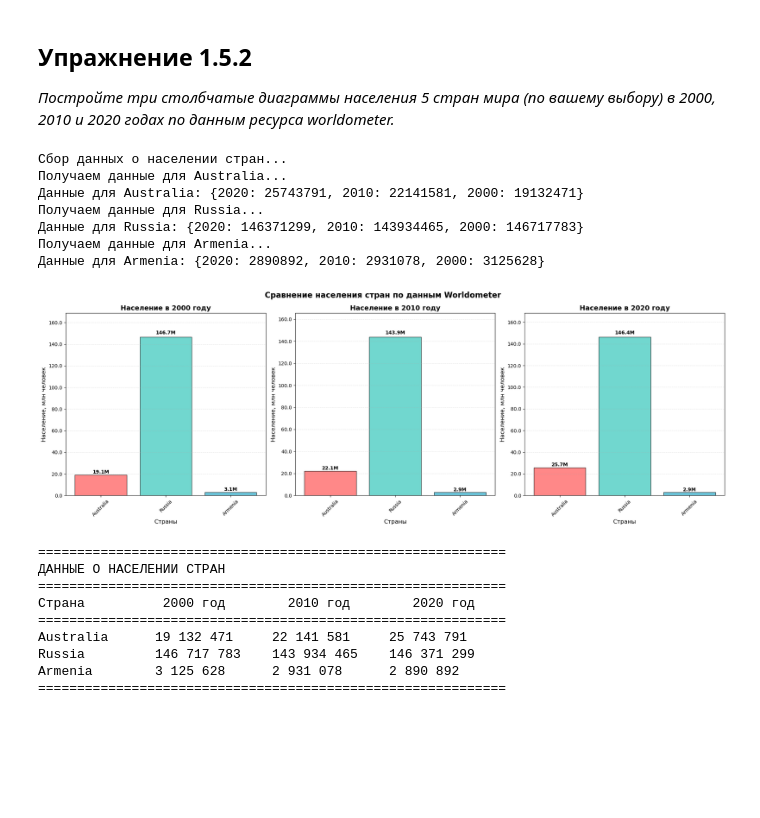
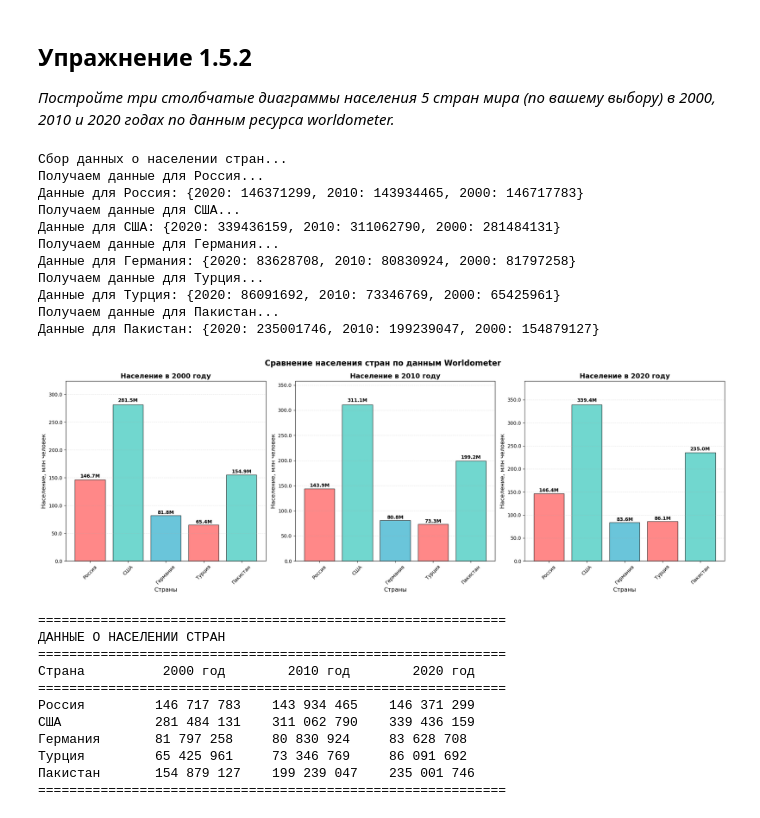
Before and after one commit to yakubova6/intelligent-data-analysis, a Jupyter notebook: lab1/all_tasks.ipynb, the cells around one changed output. Saved outputs shown, nothing was run; the diff lists cells and outputs as text; code cells hidden in the pictures; blank space fills up the shorter version.

```diff
--- a/lab1/all_tasks.ipynb
+++ b/lab1/all_tasks.ipynb
@@ -183,6 +183,8 @@ S7 = 33
 *Создайте короткий скрипт, находящий все нули заданной алгебраической функции на заданном интервале (переменная формата float).*
 # %%
 # Функция для поиска нулей функции методом дихотомии
+from math import tan
+
 def find_zeros(f, a, b, epsilon=1e-6, max_iterations=100):
     zeros = []  # Список для найденных нулей
 
@@ -234,7 +236,7 @@ def find_zeros(f, a, b, epsilon=1e-6, max_iterations=100):
 
 # Пример функции: f(x) = x² - 4
 def example_function(x):
-    return x*x - 4.0
+    return tan(x)
 
 # Основная программа
 if __name__ == "__main__":
@@ -243,8 +245,8 @@ if __name__ == "__main__":
     print("---------------------------------------")
 
     # Задаем интервал поиска и точность
-    a = -5.0
-    b = 5.0
+    a = -1.0
+    b = 9.0
     epsilon = 1e-6  # Точность поиска
 
     # Ищем нули функции
@@ -838,9 +840,11 @@ def get_country_population(country_url, years):
 def plot_population_charts():
     # Словарь с URL-адресами страниц стран на Worldometer
     countries = {
-        'Australia': 'https://www.worldometers.info/world-population/australia-population/',
-        'Russia': 'https://www.worldometers.info/world-population/russia-population/',
-        'Armenia': 'https://www.worldometers.info/world-population/armenia-population/'
+        'Россия': 'https://www.worldometers.info/world-population/russia-population/',
+        'США': 'https://www.worldometers.info/world-population/us-population/',
+        'Германия': 'https://www.worldometers.info/world-population/germany-population/',
+        'Турция': 'https://www.worldometers.info/world-population/turkey-population/',
+        'Пакистан': 'https://www.worldometers.info/world-population/pakistan-population/'
     }
 
     # Список лет, за которые нужно получить данные
@@ -931,46 +935,52 @@ def plot_population_charts():
     print("="*60)
     # Заголовок таблицы
     print(f"{'Страна':<15} {'2000 год':<15} {'2010 год':<15} {'2020 год':<15}")
     print("="*60)
 
     # Проходим по всем странам и выводим их данные
     for country, data in all_data.items():
         # Начинаем строку с названия страны
         line = f"{country:<15}"
         # Добавляем данные для каждого года
         for year in years:
             if year in data:
                 # Форматируем число с разделителями тысяч
                 pop_str = f"{data[year]:,}".replace(",", " ")
                 line += f"{pop_str:<15}"
             else:
                 # Если данных нет, показываем "N/A"
                 line += f"{'N/A':<15}"
         print(line)
 
     print("="*60)
 
 # Основная программа
 if __name__ == "__main__":
     # Выводим сообщение о начале работы программы
     print("Сбор данных о населении стран...")
     # Вызываем функцию построения графиков
     plot_population_charts()
 # %% [output]
 Сбор данных о населении стран...
-Получаем данные для Australia...
-Данные для Australia: {2020: 25743791, 2010: 22141581, 2000: 19132471}
-Получаем данные для Russia...
-Данные для Russia: {2020: 146371299, 2010: 143934465, 2000: 146717783}
-Получаем данные для Armenia...
-Данные для Armenia: {2020: 2890892, 2010: 2931078, 2000: 3125628}
+Получаем данные для Россия...
+Данные для Россия: {2020: 146371299, 2010: 143934465, 2000: 146717783}
+Получаем данные для США...
+Данные для США: {2020: 339436159, 2010: 311062790, 2000: 281484131}
+Получаем данные для Германия...
+Данные для Германия: {2020: 83628708, 2010: 80830924, 2000: 81797258}
+Получаем данные для Турция...
+Данные для Турция: {2020: 86091692, 2010: 73346769, 2000: 65425961}
+Получаем данные для Пакистан...
+Данные для Пакистан: {2020: 235001746, 2010: 199239047, 2000: 154879127}
-[figure, old version]
+[figure, new version]
 ============================================================
 ДАННЫЕ О НАСЕЛЕНИИ СТРАН
 ============================================================
 Страна          2000 год        2010 год        2020 год
 ============================================================
-Australia      19 132 471     22 141 581     25 743 791
-Russia         146 717 783    143 934 465    146 371 299
-Armenia        3 125 628      2 931 078      2 890 892
+Россия         146 717 783    143 934 465    146 371 299
+США            281 484 131    311 062 790    339 436 159
+Германия       81 797 258     80 830 924     83 628 708
+Турция         65 425 961     73 346 769     86 091 692
+Пакистан       154 879 127    199 239 047    235 001 746
 ============================================================
```
Also changed, not shown: parts of 1 cell of this notebook.
